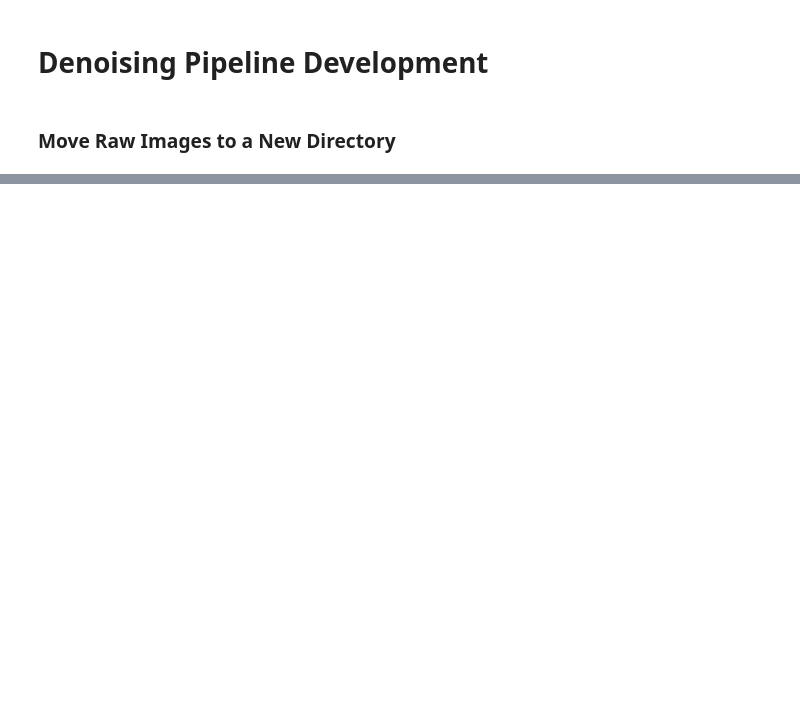
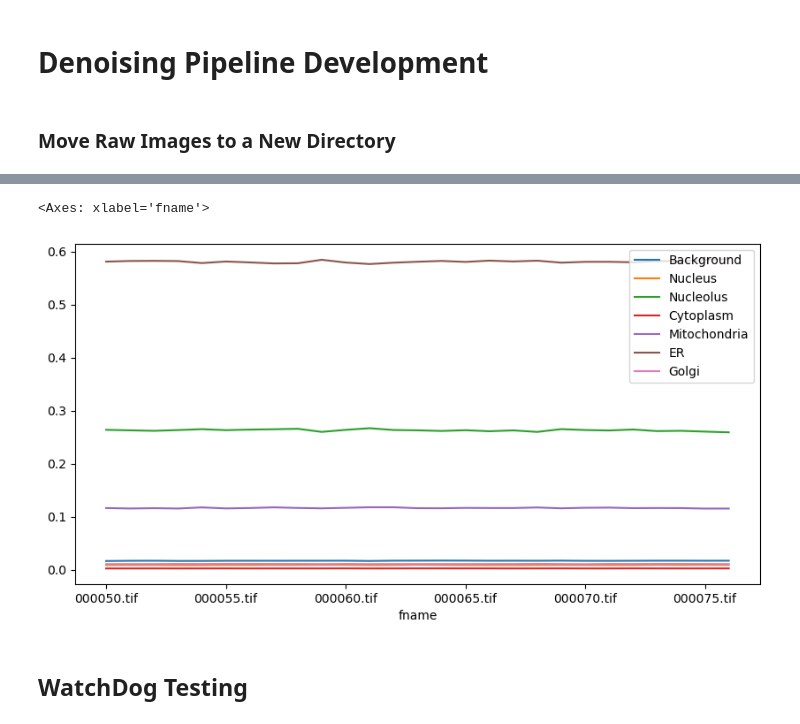
Before and after one commit to DeMarcoLab/salami, a Jupyter notebook: salami/notebook.ipynb, the cells around one changed output, grey strips where cells are left out. Drawn from its saved outputs; the diff is of its cells as text; code cells hidden in the pictures; blank space fills up the shorter version.

Commit message:
[FEAT] denoising pipeline implemented, watchdog implemented

```diff
--- a/salami/notebook.ipynb
+++ b/salami/notebook.ipynb
@@ -83,0 +104,10 @@ for idx, fname in enumerate(fast_filenames):
+# %%
+%load_ext autoreload
+%autoreload 2
+
+import os
+from salami.segmentation import segmentation as sseg
+
+path = "/home/patrick/github/salami/salami/output/seg"
+
+stats = sseg.calc_seg_diagnostic(path, plot=True)
@@ -83,0 +121,3 @@ for idx, fname in enumerate(fast_filenames):
+# %%
+df = sseg.calculate_diag_df(stats)
+display(df)
@@ -83,0 +142,13 @@ for idx, fname in enumerate(fast_filenames):
+# %%
+# plot the counts
+
+# get column names except fname
+
+labels = df.columns[:-1]
+df.plot(x="fname", y=labels, kind="line", figsize=(10,5))
+# df.plot(x="fname", y=stats["labels"], kind="line", figsize=(10,5))
+# %% [output]
+<Axes: xlabel='fname'>
+[figure, added]
+# %% [markdown]
+## WatchDog Testing
```
Also changed, not shown: parts of 7 cells of this notebook, 12 other files.
